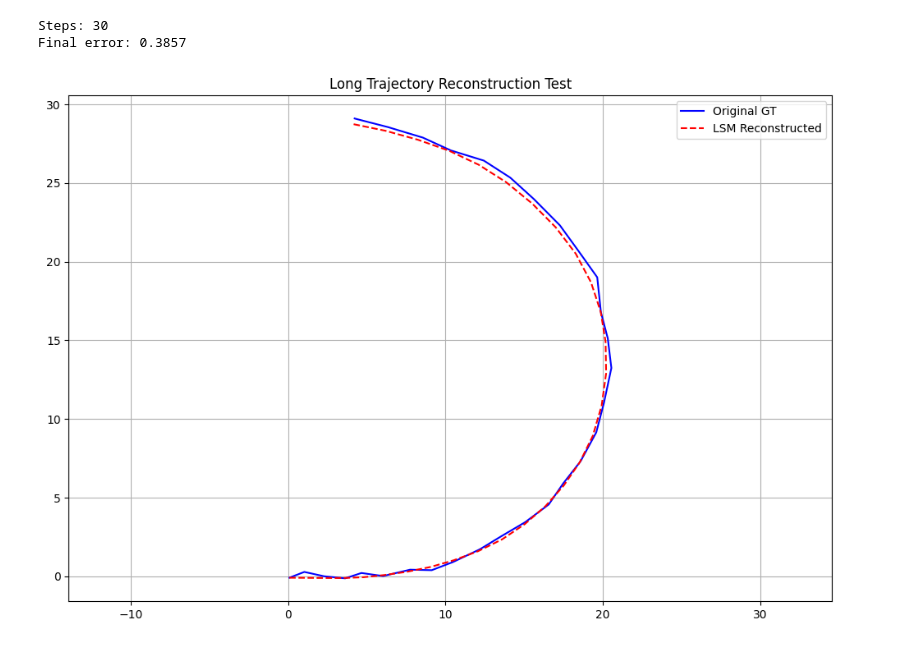
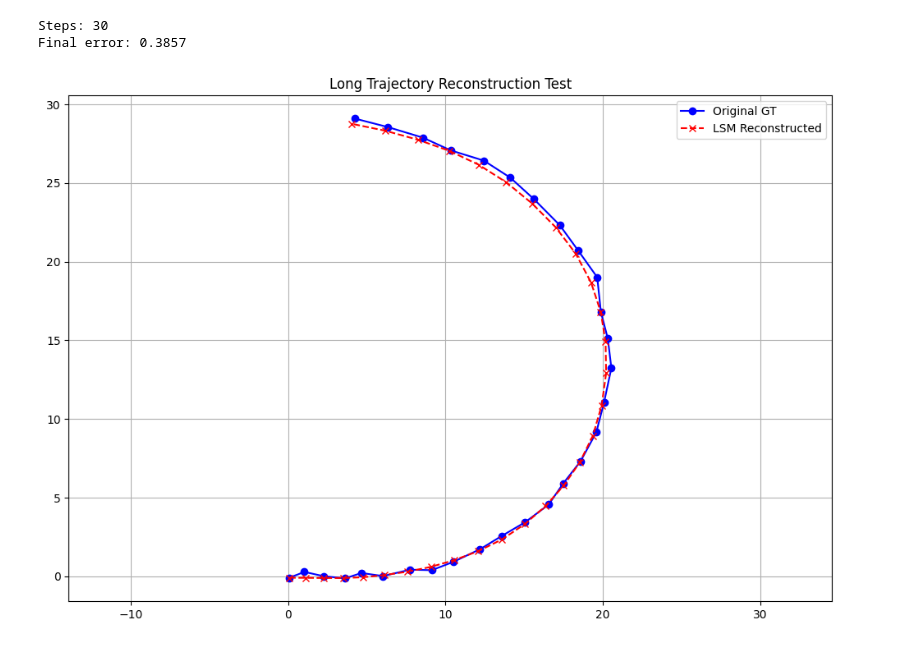
Before and after one commit to TAMU-CVRL/NaviDrive, a Jupyter notebook: demo/action_test.ipynb, the cells around one changed output. Drawn from its saved outputs; the diff is of its cells as text; code cells hidden in the pictures.

```diff
--- a/demo/action_test.ipynb
+++ b/demo/action_test.ipynb
@@ -207,12 +207,12 @@ Steps: 30
 Final error: 0.3857
 # %%
 plt.figure(figsize=(12, 8))
-plt.plot(test_waypoints[:, 0], test_waypoints[:, 1], 'b-', label='Original GT')
-plt.plot(rec_x, rec_y, 'r--', label='LSM Reconstructed')
+plt.plot(test_waypoints[:, 0], test_waypoints[:, 1], 'bo-', label='Original GT')
+plt.plot(rec_x, rec_y, 'rx--', label='LSM Reconstructed')
 plt.axis('equal')
 plt.grid(True)
 plt.legend()
 plt.title("Long Trajectory Reconstruction Test")
 plt.show()
 # %% [output]
-[figure, old version]
+[figure, new version]
```
Also changed, not shown: parts of 4 cells of this notebook, 12 other files.
